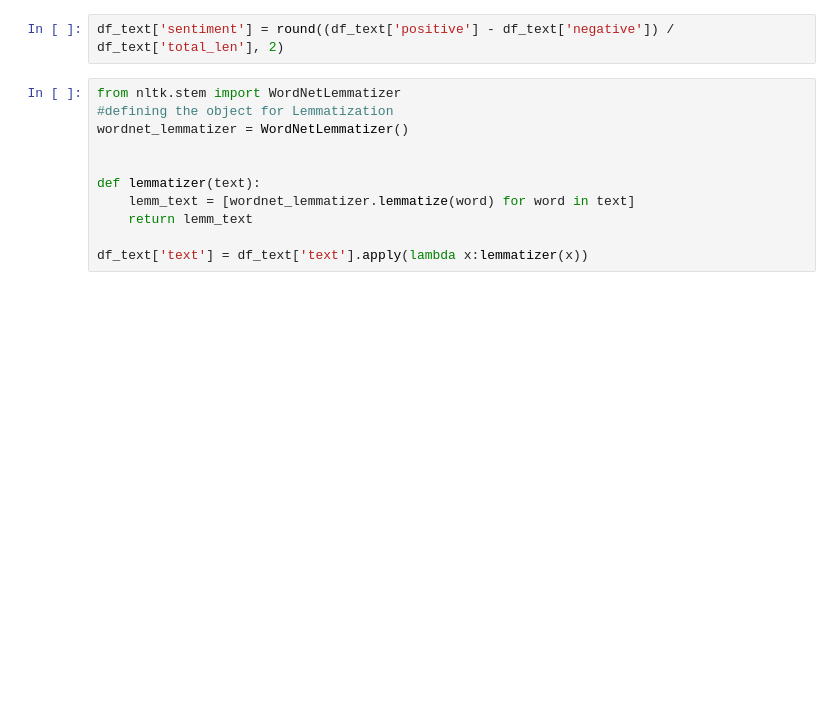
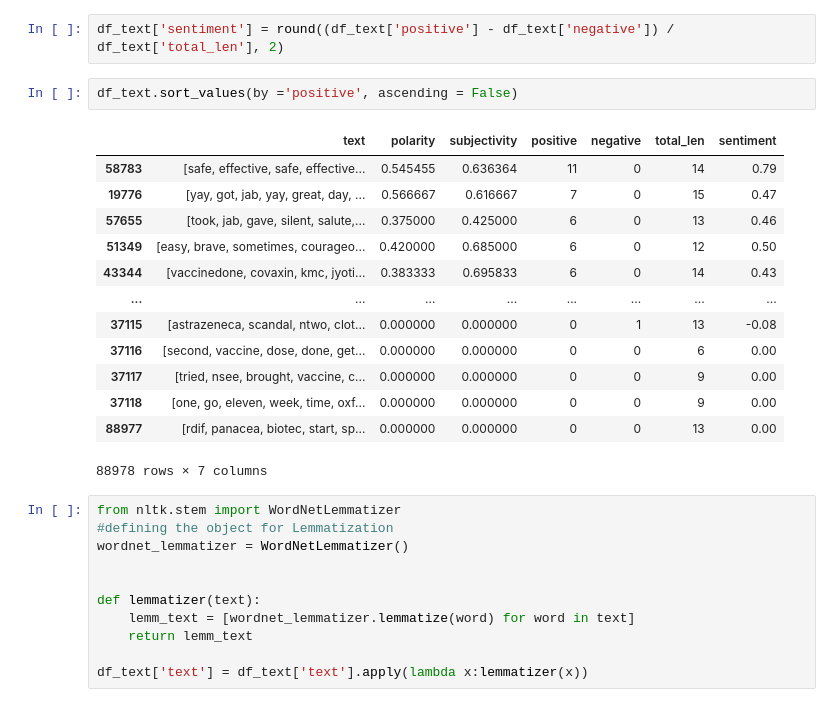
Before and after one commit to u-Shiyuh/nlp-sentiment-analysis, a Jupyter notebook: MidtermsGroup7.ipynb, the cells around one changed output. Saved outputs shown, nothing was run; the diff lists cells and outputs as text; blank space fills up the shorter version.

```diff
--- a/MidtermsGroup7.ipynb
+++ b/MidtermsGroup7.ipynb
@@ -115,6 +193,22 @@ df_text['negative'] =df_text['text'].map(lambda x: len([i for i in x if i in neg
 df_text['total_len'] = df_text['text'].map(lambda x: len(x))
 # %%
 df_text['sentiment'] = round((df_text['positive'] - df_text['negative']) / df_text['total_len'], 2)
+# %%
+df_text.sort_values(by ='positive', ascending = False)
+# %% [output]
+|  | text | polarity | subjectivity | positive | negative | total_len | sentiment |
+| 58783 | [safe, effective, safe, effective... | 0.545455 | 0.636364 | 11 | 0 | 14 | 0.79 |
+| 19776 | [yay, got, jab, yay, great, day, ... | 0.566667 | 0.616667 | 7 | 0 | 15 | 0.47 |
+| 57655 | [took, jab, gave, silent, salute,... | 0.375000 | 0.425000 | 6 | 0 | 13 | 0.46 |
+| 51349 | [easy, brave, sometimes, courageo... | 0.420000 | 0.685000 | 6 | 0 | 12 | 0.50 |
+| 43344 | [vaccinedone, covaxin, kmc, jyoti... | 0.383333 | 0.695833 | 6 | 0 | 14 | 0.43 |
+| ... | ... | ... | ... | ... | ... | ... | ... |
+| 37115 | [astrazeneca, scandal, ntwo, clot... | 0.000000 | 0.000000 | 0 | 1 | 13 | -0.08 |
+| 37116 | [second, vaccine, dose, done, get... | 0.000000 | 0.000000 | 0 | 0 | 6 | 0.00 |
+| 37117 | [tried, nsee, brought, vaccine, c... | 0.000000 | 0.000000 | 0 | 0 | 9 | 0.00 |
+| 37118 | [one, go, eleven, week, time, oxf... | 0.000000 | 0.000000 | 0 | 0 | 9 | 0.00 |
+| 88977 | [rdif, panacea, biotec, start, sp... | 0.000000 | 0.000000 | 0 | 0 | 13 | 0.00 |
+88978 rows × 7 columns
 # %%
 from nltk.stem import WordNetLemmatizer
 #defining the object for Lemmatization
```
Also changed, not shown: parts of 11 cells of this notebook.
